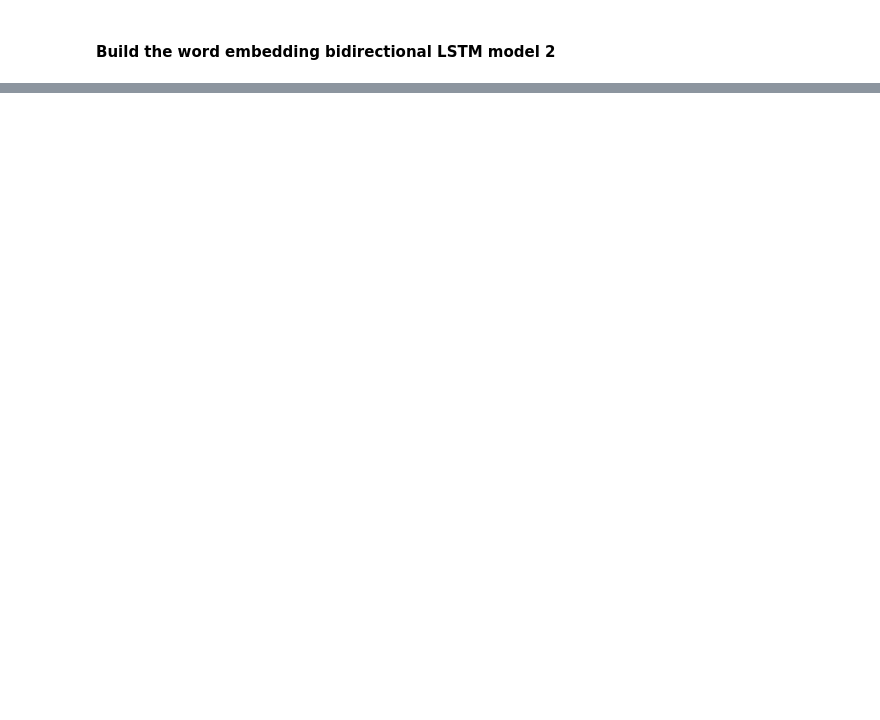
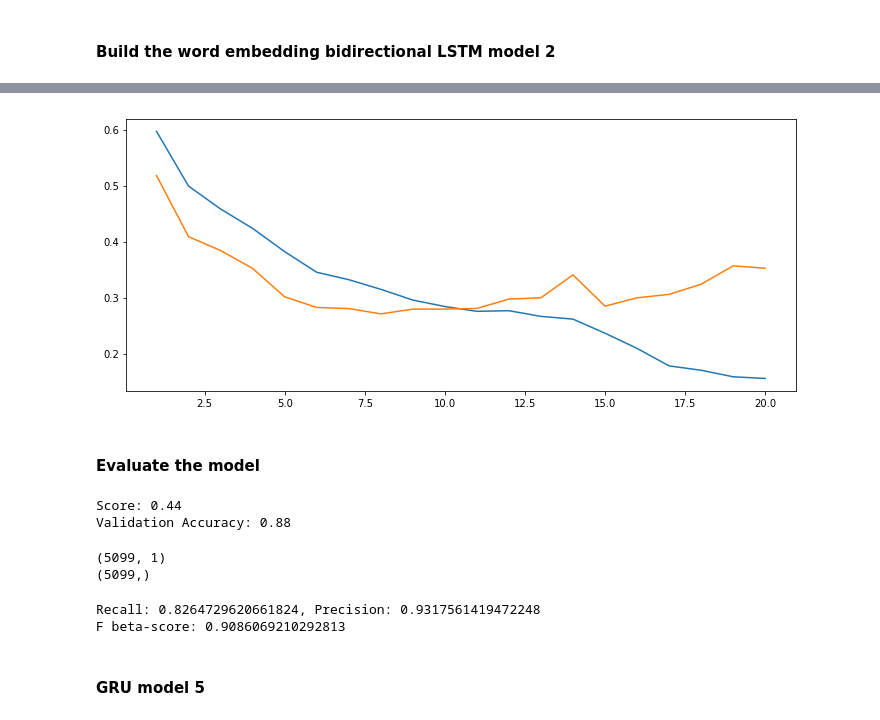
Before and after one commit to gtg269c/mlnd_capstone_fakenews1, a Jupyter notebook: FakeNews_set1_clean_token_embed_LSTM_2.ipynb, the cells around one changed output, grey strips where cells are left out. Saved outputs shown, nothing was run; the diff lists cells and outputs as text; code cells hidden in the pictures; blank space fills up the shorter version.

```diff
--- a/FakeNews_set1_clean_token_embed_LSTM_2.ipynb
+++ b/FakeNews_set1_clean_token_embed_LSTM_2.ipynb
@@ -508,0 +606,19 @@ F beta-score: 0.8931360460337032
+# %%
+## Network architecture
+embeding_size = 8
+cells = 4
+
+model4 = Sequential()
+model4.add(Embedding(vocabulary_size, embeding_size, input_length=50))
+model4.add(GRU(cells,dropout=0.8, recurrent_dropout=0.5))
+
+model4.add(BatchNormalization())
+
+model4.add(Dense(1, activation='sigmoid'))
+
+## adam learning rate
+adam = optimizers.Adam(lr=0.002, clipnorm=2.0)
+model4.compile(loss='binary_crossentropy', optimizer=adam, metrics=['accuracy'])
+
+## Show the model
+model4.summary()
@@ -508,0 +641,3 @@ F beta-score: 0.8931360460337032
+# %%
+## Fit the model (capture the output for plotting the learning rate)
+mod4_fit = model4.fit(data, np.array(label), validation_split=0.2, epochs=20)
@@ -508,0 +662,14 @@ F beta-score: 0.8931360460337032
+# %%
+## the training and validation loss
+hist = mod4_fit
+
+fig = plt.figure(figsize = (12,5))
+ax = fig.add_subplot(111)
+x = np.array(range(1, len(hist.history['loss'])+1))
+y = np.transpose([hist.history[k] for k in ['loss', 'val_loss']])
+ax.plot(x, y)
+fig.show()
+# %% [output]
+[figure, added]
+# %% [markdown]
+#### Evaluate the model
@@ -508,0 +680,8 @@ F beta-score: 0.8931360460337032
+# %%
+
+score,acc  =  model4.evaluate(X_test, Y_test, verbose = 2)
+print("Score: %.2f" % (score))
+print("Validation Accuracy: %.2f" % (acc))
+# %% [output]
+Score: 0.44
+Validation Accuracy: 0.88
@@ -508,0 +692,26 @@ F beta-score: 0.8931360460337032
+# %%
+## Convert prediction (floats) to integer and compile predictions
+
+print(prediction_sigmoid.shape)
+
+predict_sigmoid_round = prediction_sigmoid.round()
+
+#print(predict_sigmoid_round)
+
+print(np.reshape(predict_sigmoid_round,len(predict_sigmoid_round)).shape)
+
+predicted_label = list(np.reshape(predict_sigmoid_round,len(predict_sigmoid_round)))
+# %% [output]
+(5099, 1)
+(5099,)
+# %%
+## Evaluation matrics
+
+TP,TN,FP,FN = get_matrics_binary(Y_test,predicted_label)
+
+get_prec_recall_f1(TP,TN,FP,FN)
+# %% [output]
+Recall: 0.8264729620661824, Precision: 0.9317561419472248
+F beta-score: 0.9086069210292813
+# %% [markdown]
+#### GRU model 5
```
Also changed, not shown: parts of 31 cells of this notebook, 5 other files.
